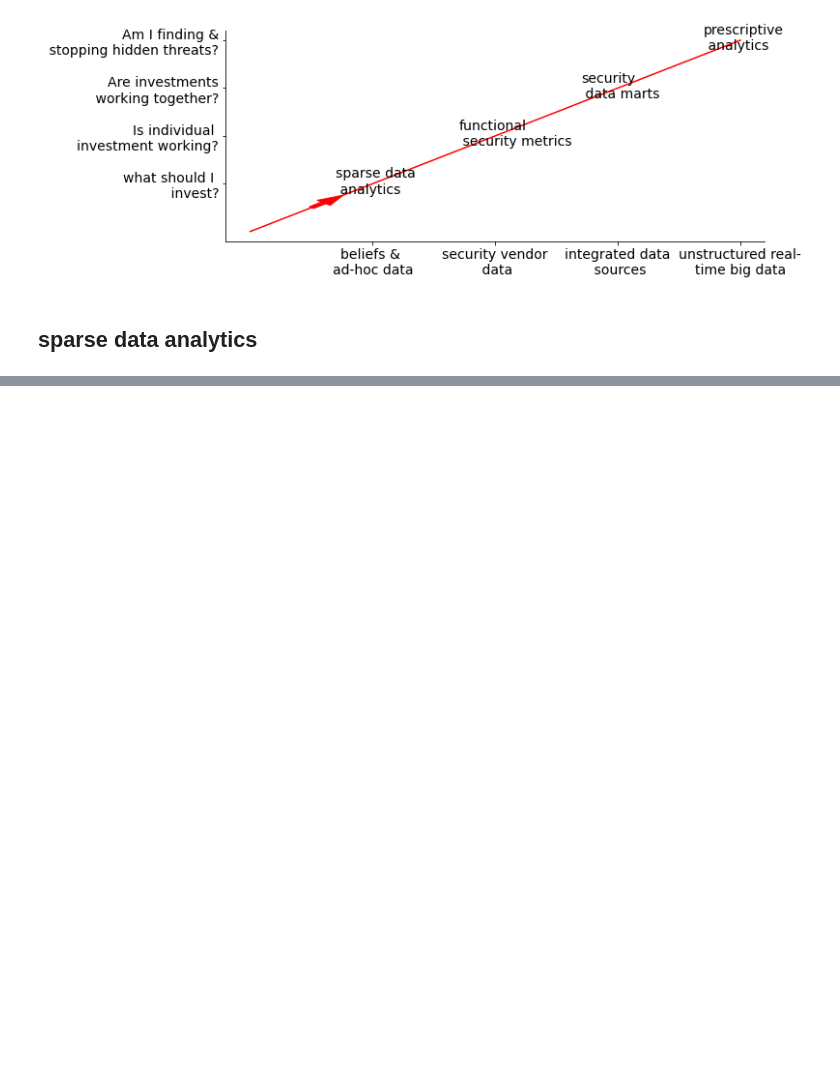
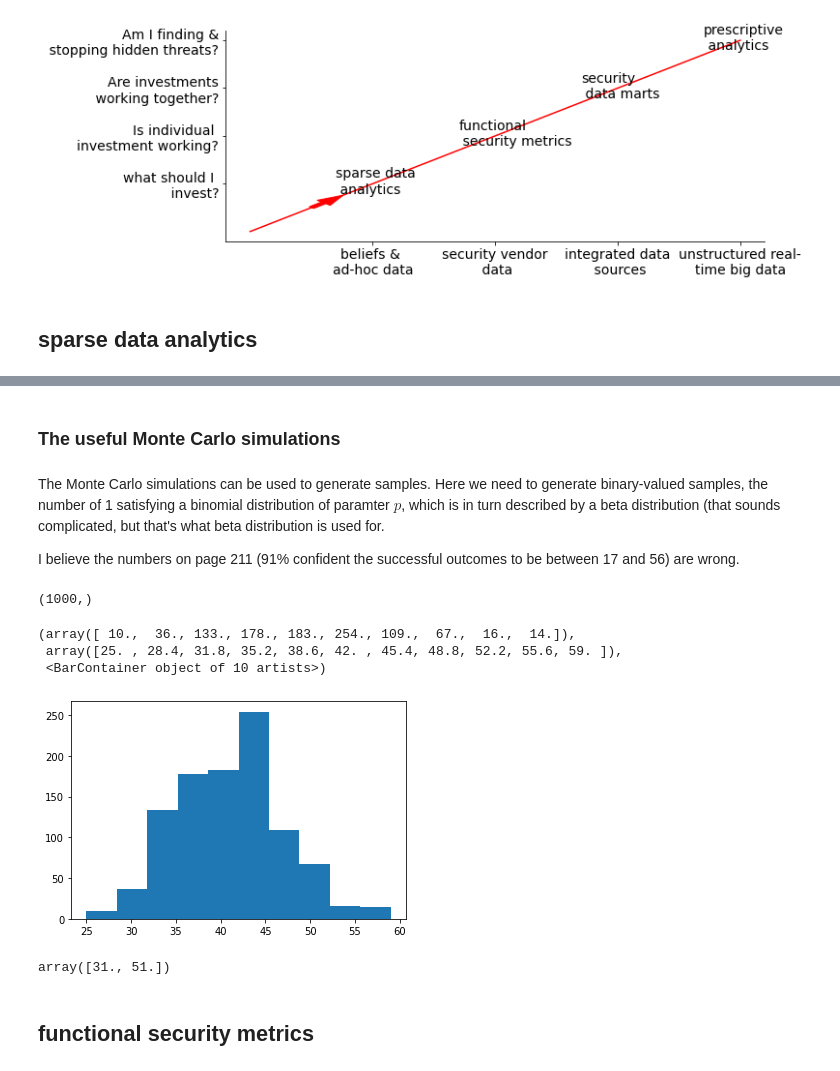
Before and after one commit to hao-wang/htma-cybersecurity, a Jupyter notebook: chap_10.ipynb, the cells around one changed output, grey strips where cells are left out. Saved outputs shown, nothing was run; the diff lists cells and outputs as text; code cells hidden in the pictures; blank space fills up the shorter version.

```diff
--- a/chap_10.ipynb
+++ b/chap_10.ipynb
@@ -56,0 +92,2 @@ plot_maturity(xlabels, ylabels, tick_size=14, fig_size=(10, 4),
+# %%
+a_posterior, b_posterior = a_prior+5, b_prior+30
@@ -56,0 +116,31 @@ plot_maturity(xlabels, ylabels, tick_size=14, fig_size=(10, 4),
+# %% [markdown]
+### The useful Monte Carlo simulations
+# %% [markdown]
+The Monte Carlo simulations can be used to generate samples. Here we need to generate binary-valued samples, the number of 1 satisfying a binomial distribution of paramter $p$, which is in turn described by a beta distribution (that sounds complicated, but that's what beta distribution is used for.
+
+I believe the numbers on page 211 (91% confident the successful outcomes to be between 17 and 56) are wrong.
+# %%
+def generate_binary_from_beta(a, b, size=200, trial=1000):
+    p_list = stats.beta.rvs(a, b, size=size*trial)
+    rand_list = np.random.rand(size*trial)
+    success = rand_list < p_list
+    return success.reshape(trial, size)
+# %%
+successes = np.sum(generate_binary_from_beta(a_posterior, b_posterior, 200, 1000), axis=1)
+# %%
+successes.shape
+# %% [output]
+(1000,)
+# %%
+plt.hist(successes)
+# %% [output]
+(array([ 10.,  36., 133., 178., 183., 254., 109.,  67.,  16.,  14.]),
+ array([25. , 28.4, 31.8, 35.2, 38.6, 42. , 45.4, 48.8, 52.2, 55.6, 59. ]),
+ <BarContainer object of 10 artists>)
+[figure, added]
+# %%
+np.quantile(successes, [0.045, 0.955])
+# %% [output]
+array([31., 51.])
+# %% [markdown]
+## functional security metrics
```
Also changed, not shown: parts of 27 cells of this notebook, 3 other files.
